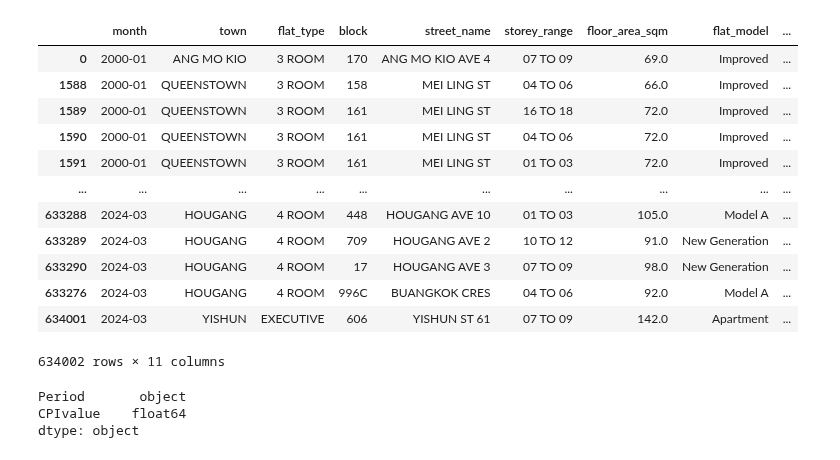
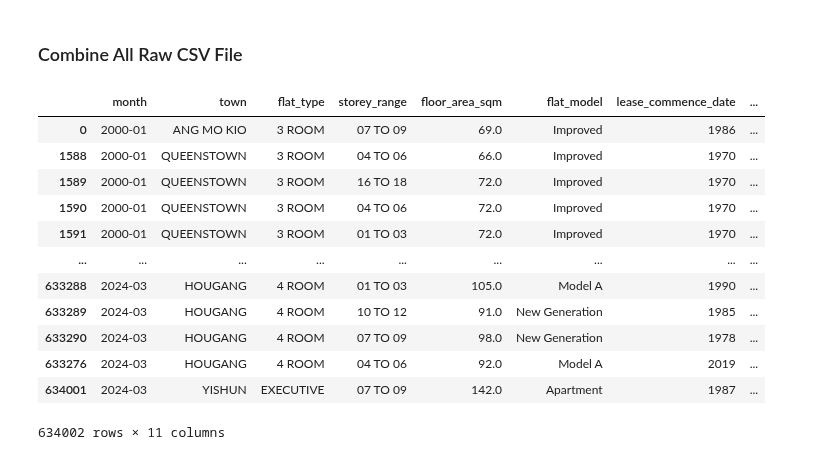
Before and after one commit to KuroInit/HDB-Resale-Price-Predict, a Jupyter notebook: data_prep.ipynb, the cells around one changed output. Saved outputs shown, nothing was run; the diff lists cells and outputs as text; code cells hidden in the pictures.

```diff
--- a/data_prep.ipynb
+++ b/data_prep.ipynb
@@ -7,53 +7,35 @@ sb.set()
+# %% [markdown]
+### Combine All Raw CSV File
 # %%
-data_one = pd.read_csv("data/2000to2012.csv")
-data_two = pd.read_csv("data/2012to2014.csv")
-data_three = pd.read_csv("data/jan2015toDec2016.csv")
-data_four = pd.read_csv("data/jan2017upwards.csv")
+data_one = pd.read_csv("data/raw_data/2000to2012.csv")
+data_two = pd.read_csv("data/raw_data/2012to2014.csv")
+data_three = pd.read_csv("data/raw_data/jan2015toDec2016.csv")
+data_four = pd.read_csv("data/raw_data/jan2017upwards.csv")
 
-data_one.drop(columns=["block","street_name"])
-data_two.drop(columns=["block","street_name"])
-data_three.drop(columns=["block","street_name"])
-data_four.drop(columns=["block","street_name"])
+data_one = data_one.drop(columns=["block", "street_name"])
+data_two = data_two.drop(columns=["block", "street_name"])
+data_three = data_three.drop(columns=["block", "street_name"])
+data_four = data_four.drop(columns=["block", "street_name"])
+
 combined_data = pd.concat([data_one, data_two, data_three, data_four], ignore_index=True)
+
 sorted_combined_data = combined_data.sort_values(by='month', ascending=True)
-sorted_combined_data['remaining_lease'].fillna('NULL', inplace=True)
 
+sorted_combined_data['remaining_lease'] = sorted_combined_data['remaining_lease'].fillna('NULL')
+
+sorted_combined_data[['Year', 'Month']] = sorted_combined_data['month'].str.split('-', expand=True).astype(int)
 sorted_combined_data
 # %% [output]
-|  | month | town | flat_type | block | street_name | storey_range | floor_area_sqm | flat_model | ... |
-| 0 | 2000-01 | ANG MO KIO | 3 ROOM | 170 | ANG MO KIO AVE 4 | 07 TO 09 | 69.0 | Improved | ... |
-| 1588 | 2000-01 | QUEENSTOWN | 3 ROOM | 158 | MEI LING ST | 04 TO 06 | 66.0 | Improved | ... |
-| 1589 | 2000-01 | QUEENSTOWN | 3 ROOM | 161 | MEI LING ST | 16 TO 18 | 72.0 | Improved | ... |
-| 1590 | 2000-01 | QUEENSTOWN | 3 ROOM | 161 | MEI LING ST | 04 TO 06 | 72.0 | Improved | ... |
-| 1591 | 2000-01 | QUEENSTOWN | 3 ROOM | 161 | MEI LING ST | 01 TO 03 | 72.0 | Improved | ... |
-| ... | ... | ... | ... | ... | ... | ... | ... | ... | ... |
-| 633288 | 2024-03 | HOUGANG | 4 ROOM | 448 | HOUGANG AVE 10 | 01 TO 03 | 105.0 | Model A | ... |
-| 633289 | 2024-03 | HOUGANG | 4 ROOM | 709 | HOUGANG AVE 2 | 10 TO 12 | 91.0 | New Generation | ... |
-| 633290 | 2024-03 | HOUGANG | 4 ROOM | 17 | HOUGANG AVE 3 | 07 TO 09 | 98.0 | New Generation | ... |
-| 633276 | 2024-03 | HOUGANG | 4 ROOM | 996C | BUANGKOK CRES | 04 TO 06 | 92.0 | Model A | ... |
-| 634001 | 2024-03 | YISHUN | EXECUTIVE | 606 | YISHUN ST 61 | 07 TO 09 | 142.0 | Apartment | ... |
+|  | month | town | flat_type | storey_range | floor_area_sqm | flat_model | lease_commence_date | ... |
+| 0 | 2000-01 | ANG MO KIO | 3 ROOM | 07 TO 09 | 69.0 | Improved | 1986 | ... |
+| 1588 | 2000-01 | QUEENSTOWN | 3 ROOM | 04 TO 06 | 66.0 | Improved | 1970 | ... |
+| 1589 | 2000-01 | QUEENSTOWN | 3 ROOM | 16 TO 18 | 72.0 | Improved | 1970 | ... |
+| 1590 | 2000-01 | QUEENSTOWN | 3 ROOM | 04 TO 06 | 72.0 | Improved | 1970 | ... |
+| 1591 | 2000-01 | QUEENSTOWN | 3 ROOM | 01 TO 03 | 72.0 | Improved | 1970 | ... |
+| ... | ... | ... | ... | ... | ... | ... | ... | ... |
+| 633288 | 2024-03 | HOUGANG | 4 ROOM | 01 TO 03 | 105.0 | Model A | 1990 | ... |
+| 633289 | 2024-03 | HOUGANG | 4 ROOM | 10 TO 12 | 91.0 | New Generation | 1985 | ... |
+| 633290 | 2024-03 | HOUGANG | 4 ROOM | 07 TO 09 | 98.0 | New Generation | 1978 | ... |
+| 633276 | 2024-03 | HOUGANG | 4 ROOM | 04 TO 06 | 92.0 | Model A | 2019 | ... |
+| 634001 | 2024-03 | YISHUN | EXECUTIVE | 07 TO 09 | 142.0 | Apartment | 1987 | ... |
 634002 rows × 11 columns
-# %%
-CPIData = pd.read_csv('data\PercentChangeInConsumerPriceIndexCPIOverPreviousPeriod2019AsBaseYearMonthly.csv', header=None)
-datetoextract = CPIData.iloc[0]
-indextoextract = CPIData.iloc[67]
-data = {'Period': datetoextract, 'CPIvalue': indextoextract}
-AccomsCPI = pd.DataFrame(data)
-AccomsCPI = AccomsCPI.drop(AccomsCPI.index[0])
-
-AccomsCPI[['Year', 'Month']] = AccomsCPI['Period'].str.extract('(\d{4})(\w{3})', expand=True)
-AccomsCPI['Date'] = pd.to_datetime(AccomsCPI['Year'] + AccomsCPI['Month'], format='%Y%b')
-AccomsCPI = AccomsCPI.sort_values(['Year', 'Date'], ascending=[False, False])
-AccomsCPI = AccomsCPI[AccomsCPI['Date'] >= '2000-01-01']
-AccomsCPI = AccomsCPI.drop(['Year', 'Month', 'Date'], axis=1)
-AccomsCPI.loc[AccomsCPI['CPIvalue'] == 'na', 'CPIvalue'] = 0
-AccomsCPI = AccomsCPI.reset_index(drop=True)
-AccomsCPI['CPIvalue'] = AccomsCPI['CPIvalue'].astype(float)
-AccomsCPI['Period'] = pd.to_datetime(AccomsCPI['Period'], format='%Y%b')
-AccomsCPI['Period'] = AccomsCPI['Period'].dt.to_period('M')
-AccomsCPI['Period'] = AccomsCPI['Period'].astype(str)
-AccomsCPI.dtypes
-# %% [output]
-Period       object
-CPIvalue    float64
-dtype: object
```
Also changed, not shown: parts of 22 cells of this notebook, 3 other files.
